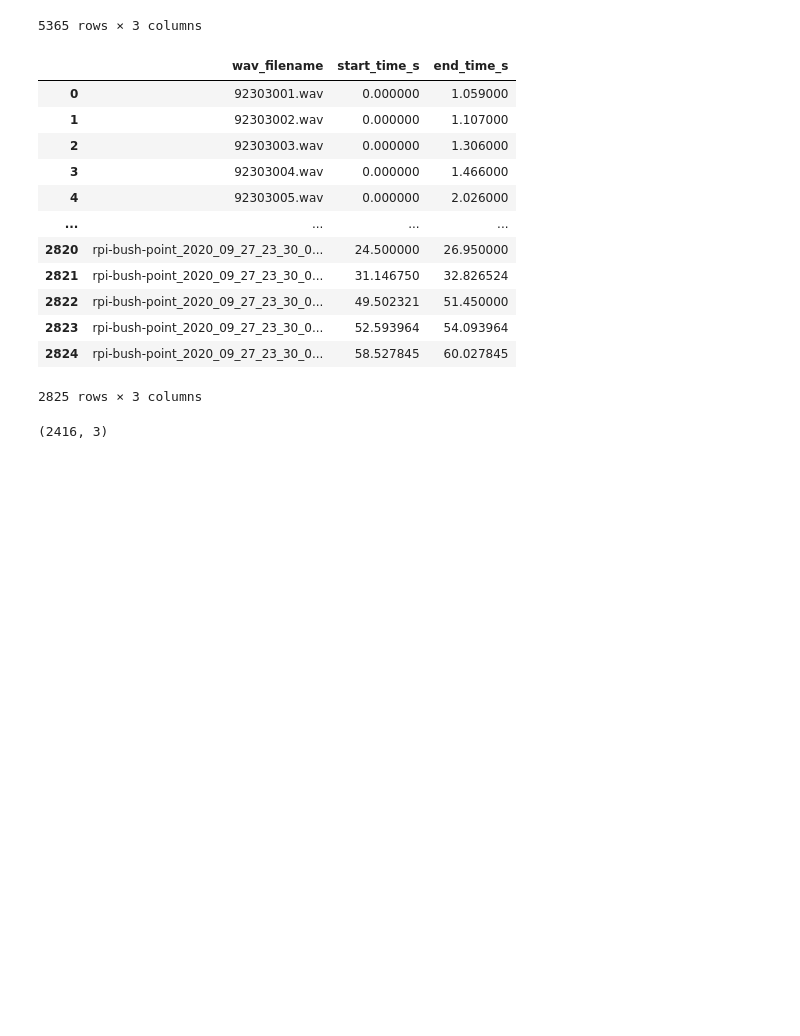
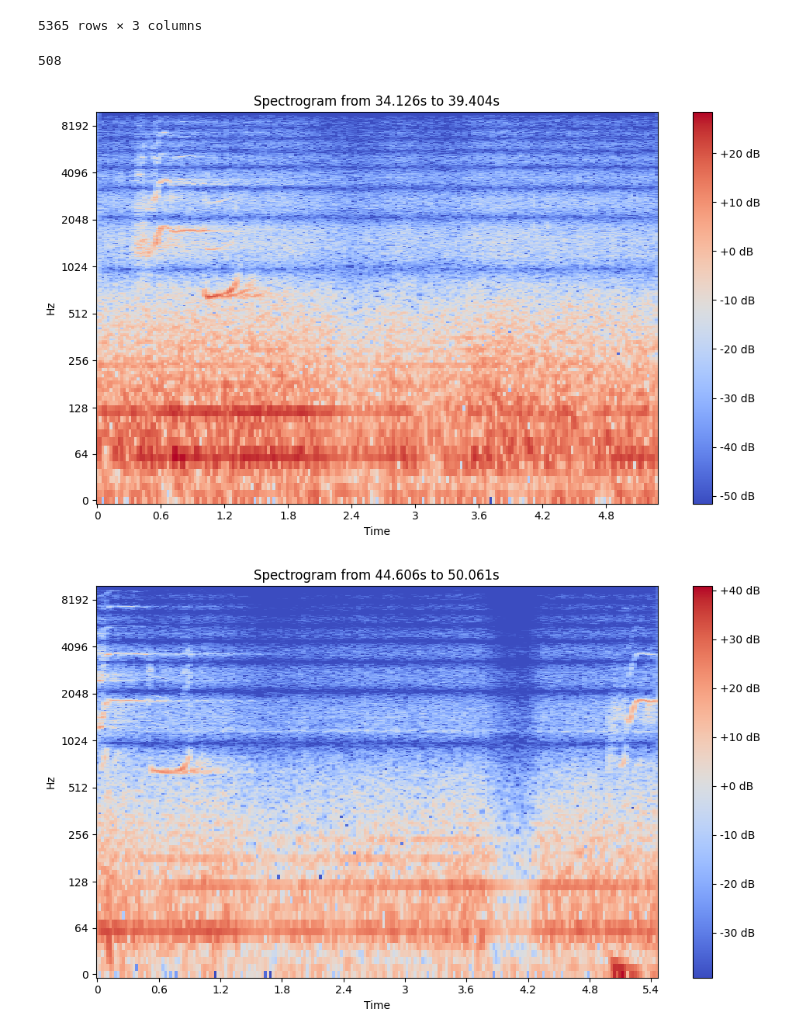
Before and after one commit to Denolle-Lab/OrcaSeis, a Jupyter notebook: data_cleaning.ipynb, the cells around one changed output. Saved outputs shown, nothing was run; the diff lists cells and outputs as text; code cells hidden in the pictures; blank space fills up the shorter version.

```diff
--- a/data_cleaning.ipynb
+++ b/data_cleaning.ipynb
@@ -110,45 +96,38 @@ See the caveats in the documentation: https://pandas.pydata.org/pandas-docs/stab
 5365 rows × 3 columns
 # %%
 # REMOVE DATA WHERE OVERLAPPING WHALE CALLS IN SAME AUDIO FILES
-# functions to help removes all rows from df that have given filename
-def remove_filenames(df, filenames_list):
-  for filename in filenames_list:
-    df = remove_filename(df, filename)
-  return df
+overlapping_calls_df = pd.DataFrame(columns=['wav_filename', 'start_time_s', 'end_time_s']) # for testing only
+indices_to_be_deleted = []
+for i in range(len(orca_call_df) - 1):
+    if orca_call_df.loc[i, 'wav_filename'] == orca_call_df.loc[i + 1, 'wav_filename'] and orca_call_df.loc[i, 'end_time_s'] > orca_call_df.loc[i + 1, 'start_time_s']:
+        indices_to_be_deleted.append(i+1)
+        overlapping_calls_df.loc[len(overlapping_calls_df)] = orca_call_df.loc[i]
+        overlapping_calls_df.loc[len(overlapping_calls_df)] = orca_call_df.loc[i+1]
 
-def remove_filename(df, filename):
-  df = df.reset_index(drop=True)
-  df = df[df['wav_filename'] != filename]
-  return df
 
-def find_rows_to_be_deleted(df):
-    to_drop_filename = []
-    for i in range(len(df) - 1):
-        if (df.loc[i, 'wav_filename'] == df.loc[i + 1, 'wav_filename'] and
-            df.loc[i, 'end_time_s'] > df.loc[i + 1, 'start_time_s']):
-          to_drop_filename.append(df.loc[i, 'wav_filename'])
-    return to_drop_filename
+print(len(indices_to_be_deleted))
+# %% [output]
+508
-# %%
-to_drop_filename = find_rows_to_be_deleted(orca_call_df)
-orca_call_df = remove_filenames(orca_call_df, to_drop_filename)
-orca_call_df
-# %% [output]
-|  | wav_filename | start_time_s | end_time_s |
-| 0 | 92303001.wav | 0.000000 | 1.059000 |
-| 1 | 92303002.wav | 0.000000 | 1.107000 |
-| 2 | 92303003.wav | 0.000000 | 1.306000 |
-| 3 | 92303004.wav | 0.000000 | 1.466000 |
-| 4 | 92303005.wav | 0.000000 | 2.026000 |
-| ... | ... | ... | ... |
-| 2820 | rpi-bush-point_2020_09_27_23_30_0... | 24.500000 | 26.950000 |
-| 2821 | rpi-bush-point_2020_09_27_23_30_0... | 31.146750 | 32.826524 |
-| 2822 | rpi-bush-point_2020_09_27_23_30_0... | 49.502321 | 51.450000 |
-| 2823 | rpi-bush-point_2020_09_27_23_30_0... | 52.593964 | 54.093964 |
-| 2824 | rpi-bush-point_2020_09_27_23_30_0... | 58.527845 | 60.027845 |
-2825 rows × 3 columns
-# %%
-# REMOVE DATA WHERE START_TIME_S = END_TIME_S = 0
-orca_call_df = orca_call_df[~((orca_call_df['start_time_s'] == 0) & (orca_call_df['end_time_s'] == 0))]
-print(orca_call_df.shape)
-# %% [output]
-(2416, 3)
+# %%
+# TESTING: Plotting overlapping orca calls (only first 5 calls)
+audio_data, sample_rate = librosa.load('data/wav/60012.wav', sr=None)
+for i in range(0, 6, 2):
+    row1 = overlapping_calls_df.iloc[i]
+    row2 = overlapping_calls_df.iloc[i+1]
+    start_time = row1['start_time_s']
+    end_time = row2['end_time_s']
+    start_sample = int(start_time * sample_rate)
+    end_sample = int(end_time * sample_rate)
+    audio_portion = audio_data[start_sample:end_sample]
+    stft = librosa.stft(audio_portion)
+    spectrogram = librosa.amplitude_to_db(np.abs(stft))
+    plt.figure(figsize=(10, 6))
+    librosa.display.specshow(spectrogram, sr=sample_rate, x_axis='time', y_axis='log')
+    plt.colorbar(format='%+2.0f dB')
+    plt.title(f'Spectrogram from {start_time}s to {end_time}s')
+    plt.tight_layout()
+    plt.savefig(f'overlapping_spect{i}.png')
+    plt.show()
+# %% [output]
+[figure, added]
+[figure, added]
```
Also changed, not shown: parts of 15 cells of this notebook, 5 other files.
